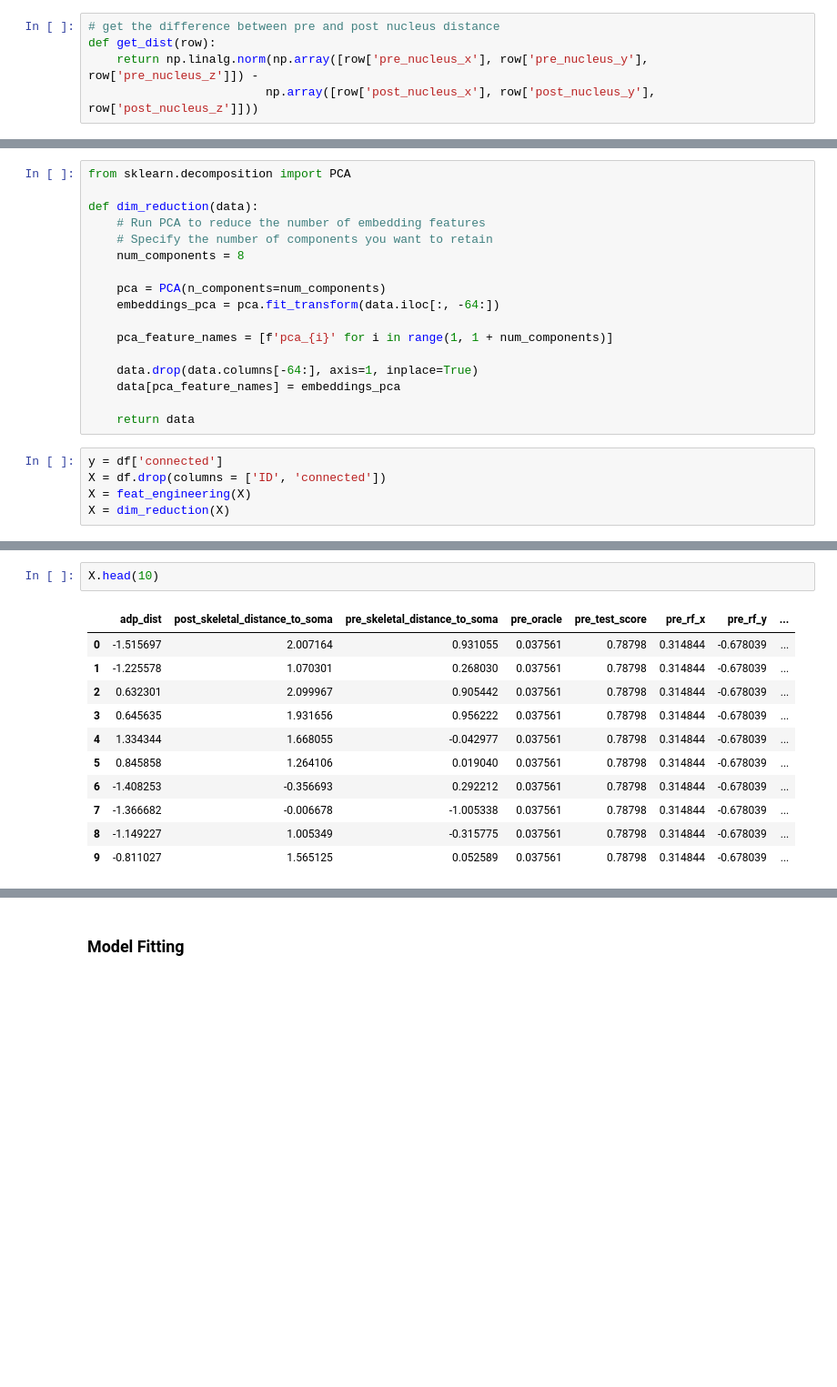
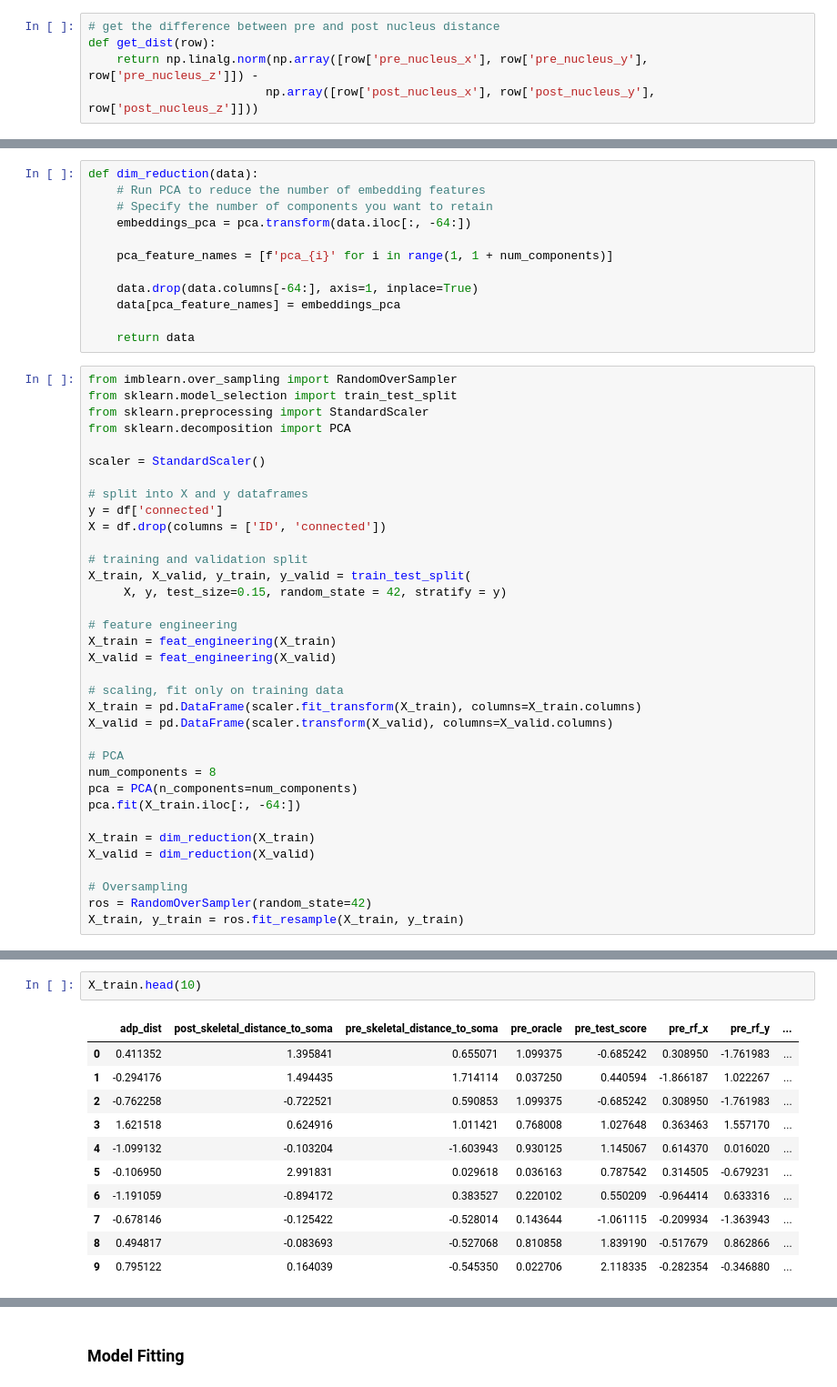
Before and after one commit to ScripterKSG/Neuro_Competition, a Jupyter notebook: Neuro Competition.ipynb, the cells around one changed output, grey strips where cells are left out. Shown at 91% size. Cells and saved outputs as stored; diff of their text form; blank space fills up the shorter version.

```diff
--- a/Neuro Competition.ipynb
+++ b/Neuro Competition.ipynb
@@ -318,15 +314,10 @@ def feat_engineering(data):
 
     return data
 # %%
-from sklearn.decomposition import PCA
-
 def dim_reduction(data):
     # Run PCA to reduce the number of embedding features
     # Specify the number of components you want to retain
-    num_components = 8
-
-    pca = PCA(n_components=num_components)
-    embeddings_pca = pca.fit_transform(data.iloc[:, -64:])
+    embeddings_pca = pca.transform(data.iloc[:, -64:])
 
     pca_feature_names = [f'pca_{i}' for i in range(1, 1 + num_components)]
 
@@ -335,7 +326,37 @@ def dim_reduction(data):
 
     return data
 # %%
+from imblearn.over_sampling import RandomOverSampler
+from sklearn.model_selection import train_test_split
+from sklearn.preprocessing import StandardScaler
+from sklearn.decomposition import PCA
+
+scaler = StandardScaler()
+
+# split into X and y dataframes
 y = df['connected']
 X = df.drop(columns = ['ID', 'connected'])
-X = feat_engineering(X)
-X = dim_reduction(X)
+
+# training and validation split
+X_train, X_valid, y_train, y_valid = train_test_split(
+     X, y, test_size=0.15, random_state = 42, stratify = y)
+
+# feature engineering
+X_train = feat_engineering(X_train)
+X_valid = feat_engineering(X_valid)
+
+# scaling, fit only on training data
+X_train = pd.DataFrame(scaler.fit_transform(X_train), columns=X_train.columns)
+X_valid = pd.DataFrame(scaler.transform(X_valid), columns=X_valid.columns)
+
+# PCA
+num_components = 8
+pca = PCA(n_components=num_components)
+pca.fit(X_train.iloc[:, -64:])
+
+X_train = dim_reduction(X_train)
+X_valid = dim_reduction(X_valid)
+
+# Oversampling
+ros = RandomOverSampler(random_state=42)
+X_train, y_train = ros.fit_resample(X_train, y_train)
@@ -362,17 +408,17 @@ dtype: object
 # %%
-X.head(10)
+X_train.head(10)
 # %% [output]
 |  | adp_dist | post_skeletal_distance_to_soma | pre_skeletal_distance_to_soma | pre_oracle | pre_test_score | pre_rf_x | pre_rf_y | ... |
-| 0 | -1.515697 | 2.007164 | 0.931055 | 0.037561 | 0.78798 | 0.314844 | -0.678039 | ... |
-| 1 | -1.225578 | 1.070301 | 0.268030 | 0.037561 | 0.78798 | 0.314844 | -0.678039 | ... |
-| 2 | 0.632301 | 2.099967 | 0.905442 | 0.037561 | 0.78798 | 0.314844 | -0.678039 | ... |
-| 3 | 0.645635 | 1.931656 | 0.956222 | 0.037561 | 0.78798 | 0.314844 | -0.678039 | ... |
-| 4 | 1.334344 | 1.668055 | -0.042977 | 0.037561 | 0.78798 | 0.314844 | -0.678039 | ... |
-| 5 | 0.845858 | 1.264106 | 0.019040 | 0.037561 | 0.78798 | 0.314844 | -0.678039 | ... |
-| 6 | -1.408253 | -0.356693 | 0.292212 | 0.037561 | 0.78798 | 0.314844 | -0.678039 | ... |
-| 7 | -1.366682 | -0.006678 | -1.005338 | 0.037561 | 0.78798 | 0.314844 | -0.678039 | ... |
-| 8 | -1.149227 | 1.005349 | -0.315775 | 0.037561 | 0.78798 | 0.314844 | -0.678039 | ... |
-| 9 | -0.811027 | 1.565125 | 0.052589 | 0.037561 | 0.78798 | 0.314844 | -0.678039 | ... |
+| 0 | 0.411352 | 1.395841 | 0.655071 | 1.099375 | -0.685242 | 0.308950 | -1.761983 | ... |
+| 1 | -0.294176 | 1.494435 | 1.714114 | 0.037250 | 0.440594 | -1.866187 | 1.022267 | ... |
+| 2 | -0.762258 | -0.722521 | 0.590853 | 1.099375 | -0.685242 | 0.308950 | -1.761983 | ... |
+| 3 | 1.621518 | 0.624916 | 1.011421 | 0.768008 | 1.027648 | 0.363463 | 1.557170 | ... |
+| 4 | -1.099132 | -0.103204 | -1.603943 | 0.930125 | 1.145067 | 0.614370 | 0.016020 | ... |
+| 5 | -0.106950 | 2.991831 | 0.029618 | 0.036163 | 0.787542 | 0.314505 | -0.679231 | ... |
+| 6 | -1.191059 | -0.894172 | 0.383527 | 0.220102 | 0.550209 | -0.964414 | 0.633316 | ... |
+| 7 | -0.678146 | -0.125422 | -0.528014 | 0.143644 | -1.061115 | -0.209934 | -1.363943 | ... |
+| 8 | 0.494817 | -0.083693 | -0.527068 | 0.810858 | 1.839190 | -0.517679 | 0.862866 | ... |
+| 9 | 0.795122 | 0.164039 | -0.545350 | 0.022706 | 2.118335 | -0.282354 | -0.346880 | ... |
 10 rows × 34 columns
 # %%
 plt.figure(figsize = (25,25))
```
Also changed, not shown: parts of 14 cells of this notebook.
